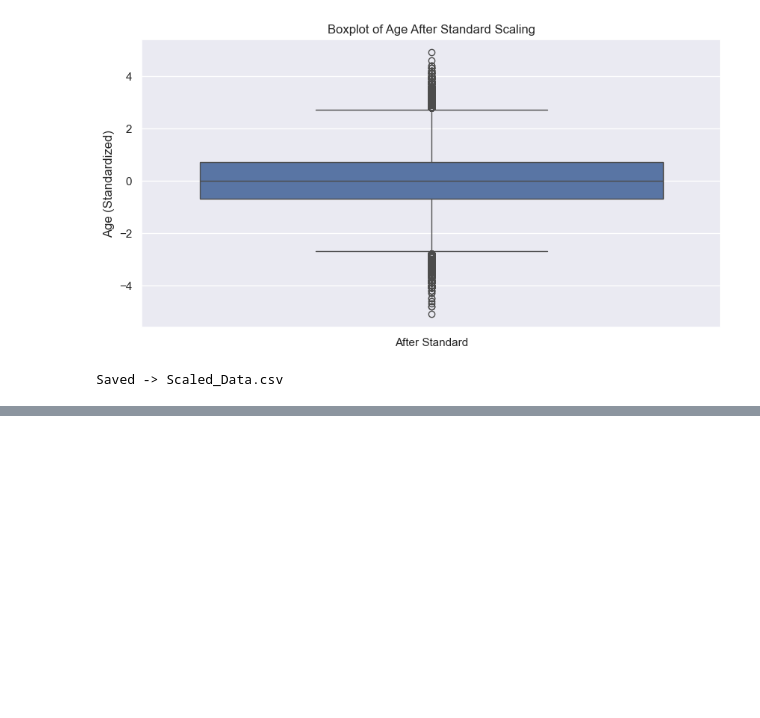
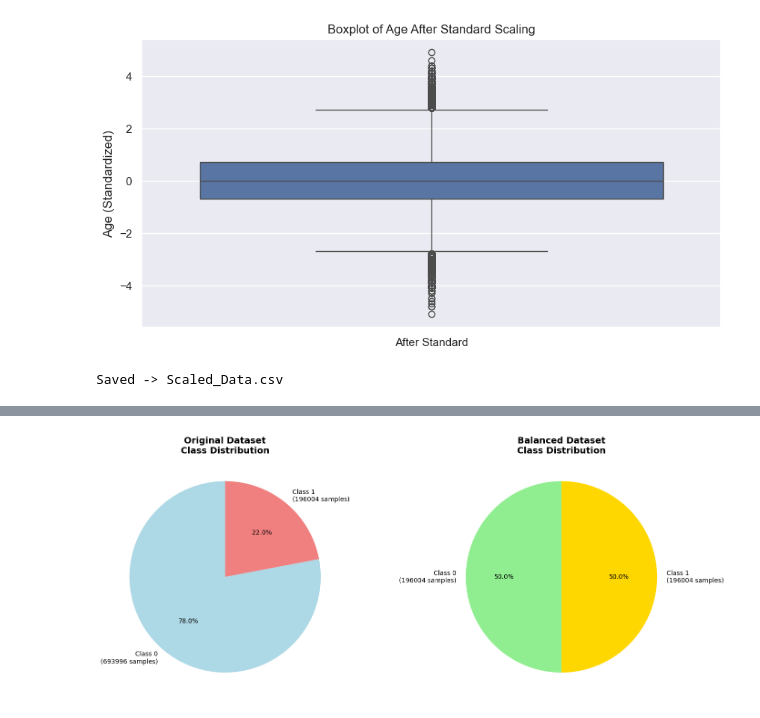
Before and after one commit to IT24510004/2025-Y2-S1-MLB-B4G2-07---Data-Preprocessing-EDA-Visualization, a Jupyter notebook: Group_Pipeline/DataPipeline.ipynb, the cells around one changed output, grey strips where cells are left out. Saved outputs shown, nothing was run; the diff lists cells and outputs as text; code cells hidden in the pictures; blank space fills up the shorter version.

```diff
--- a/Group_Pipeline/DataPipeline.ipynb
+++ b/Group_Pipeline/DataPipeline.ipynb
@@ -339,0 +318,23 @@ File saved as 'FinalDataSet.csv'
+# %%
+import pandas as pd
+from imblearn.under_sampling import RandomUnderSampler  # handling class imbalance by reducing
+from collections import Counter
+
+# Read the dataset
+df = pd.read_csv("Lung Cancer.csv")  # change filename if needed
+print("Original class distribution:", Counter(df['survived']))  # access target column
+
+# Create target and features
+y = df['survived']  # target vector
+X = df.drop('survived', axis=1)  # create feature matrix by removing target
+
+# Apply Random UnderSampling
+rus = RandomUnderSampler(random_state=42)  # create undersampling object
+X_resampled, y_resampled = rus.fit_resample(X, y)
+
+# Create balanced DataFrame
+df_balanced = pd.concat([X_resampled, y_resampled], axis=1)
+print("Balanced class distribution:", Counter(y_resampled))
+
+# Save to CSV
+df_balanced.to_csv("T124510004_Class_Imbalance.csv", index=False)  # prevent saving index as a column
@@ -339,0 +382,22 @@ File saved as 'FinalDataSet.csv'
+# %%
+# Visualization 2: Pie Charts Comparison
+fig, (ax1, ax2) = plt.subplots(1, 2, figsize=(15, 6))  #15 inches wide × 6 inches tall
+
+# Original pie chart
+ax1.pie(original_counts.values(),   #The class counts as pie slice sizes
+        labels=[f'Class {idx}\n({count} samples)' for idx, count in original_counts.items()], #Create custom labels for each pie slice
+        autopct='%1.1f%%', startangle=90, colors=['lightblue', 'lightcoral'],
+        textprops={'fontsize': 10})
+ax1.set_title('Original Dataset\nClass Distribution', fontsize=14, fontweight='bold')
+
+# Balanced pie chart
+ax2.pie(balanced_counts.values(),
+        labels=[f'Class {idx}\n({count} samples)' for idx, count in balanced_counts.items()],
+        autopct='%1.1f%%', startangle=90, colors=['lightgreen', 'gold'],
+        textprops={'fontsize': 10})   #Set font size to 10 for all text in the pie chart
+ax2.set_title('Balanced Dataset\nClass Distribution', fontsize=14, fontweight='bold')
+
+plt.tight_layout()
+plt.show()
+# %% [output]
+[figure, added]
```
Also changed, not shown: parts of 8 cells of this notebook.
